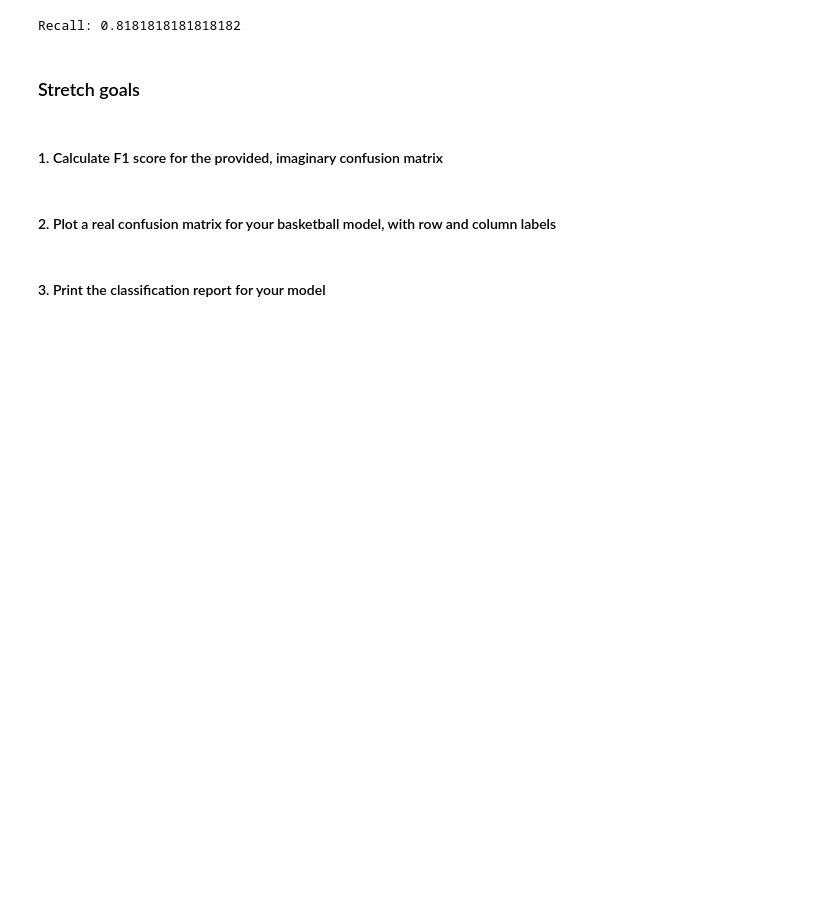
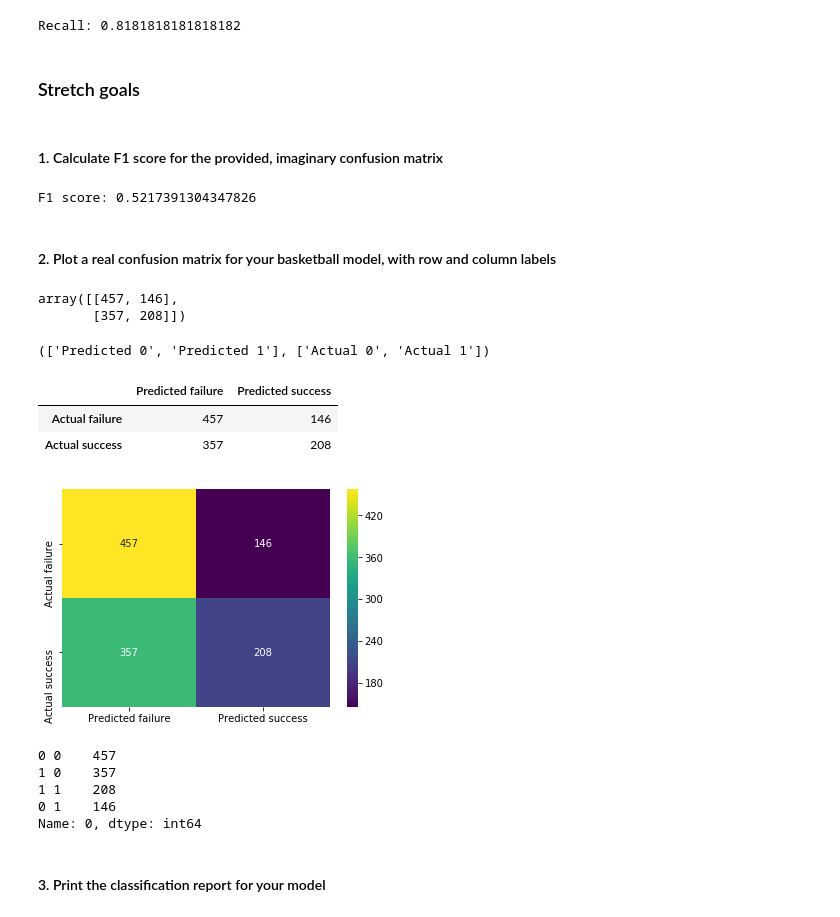
Before and after one commit to bloominstituteoftechnology/DS-Unit-2-Tree-Ensembles, a Jupyter notebook: DS_Sprint_Challenge_7_Classification_1.ipynb, the cells around one changed output. Drawn from its saved outputs; the diff is of its cells as text; code cells hidden in the pictures; blank space fills up the shorter version.

```diff
--- a/DS_Sprint_Challenge_7_Classification_1.ipynb
+++ b/DS_Sprint_Challenge_7_Classification_1.ipynb
@@ -428,7 +431,52 @@ Recall: 0.8181818181818182
 ### Stretch goals
 # %% [markdown]
 #### 1. Calculate F1 score for the provided, imaginary confusion matrix
+# %%
+# Calculate and display F1 score.
+print('F1 score:', 2*(precision*recall)/(precision+recall))
+# %% [output]
+F1 score: 0.5217391304347826
 # %% [markdown]
 #### 2. Plot a real confusion matrix for your basketball model, with row and column labels
+# %%
+# Generate and print confusion matrix.
+cm = confusion_matrix(y_val, y_val_pred)
+cm
+# %% [output]
+array([[457, 146],
+       [357, 208]])
+# %%
+# Create and preview automated labels for confusion matrix.
+columns = [f'Predicted {c}' for c in unique_labels(y_val_pred)]
+index_names = [f'Actual {c}' for c in unique_labels(y_val)]
+columns, index_names
+# %% [output]
+(['Predicted 0', 'Predicted 1'], ['Actual 0', 'Actual 1'])
+# %%
+# Create more human-friendly confusion matrix labels instead.
+columns = ['Predicted failure', 'Predicted success']
+index_names = ['Actual failure', 'Actual success']
+# %%
+# Label and re-print confusion matrix.
+cm_df = pd.DataFrame(cm, columns=columns, index=index_names)
+cm_df
+# %% [output]
+|  | Predicted failure | Predicted success |
+| Actual failure | 457 | 146 |
+| Actual success | 357 | 208 |
+# %%
+# Re-display confusion matrix as heatmap.
+sns.heatmap(cm_df, cmap='viridis', annot=True, fmt='d');
+# %% [output]
+[figure, added]
+# %%
+# Check confusion matrix.
+pd.DataFrame(str(x) + ' ' + str(y) for x, y in zip(y_val, y_val_pred))[0].value_counts()
+# %% [output]
+0 0    457
+1 0    357
+1 1    208
+0 1    146
+Name: 0, dtype: int64
 # %% [markdown]
 #### 3. Print the classification report for your model
```
Also changed, not shown: parts of 3 cells of this notebook.
